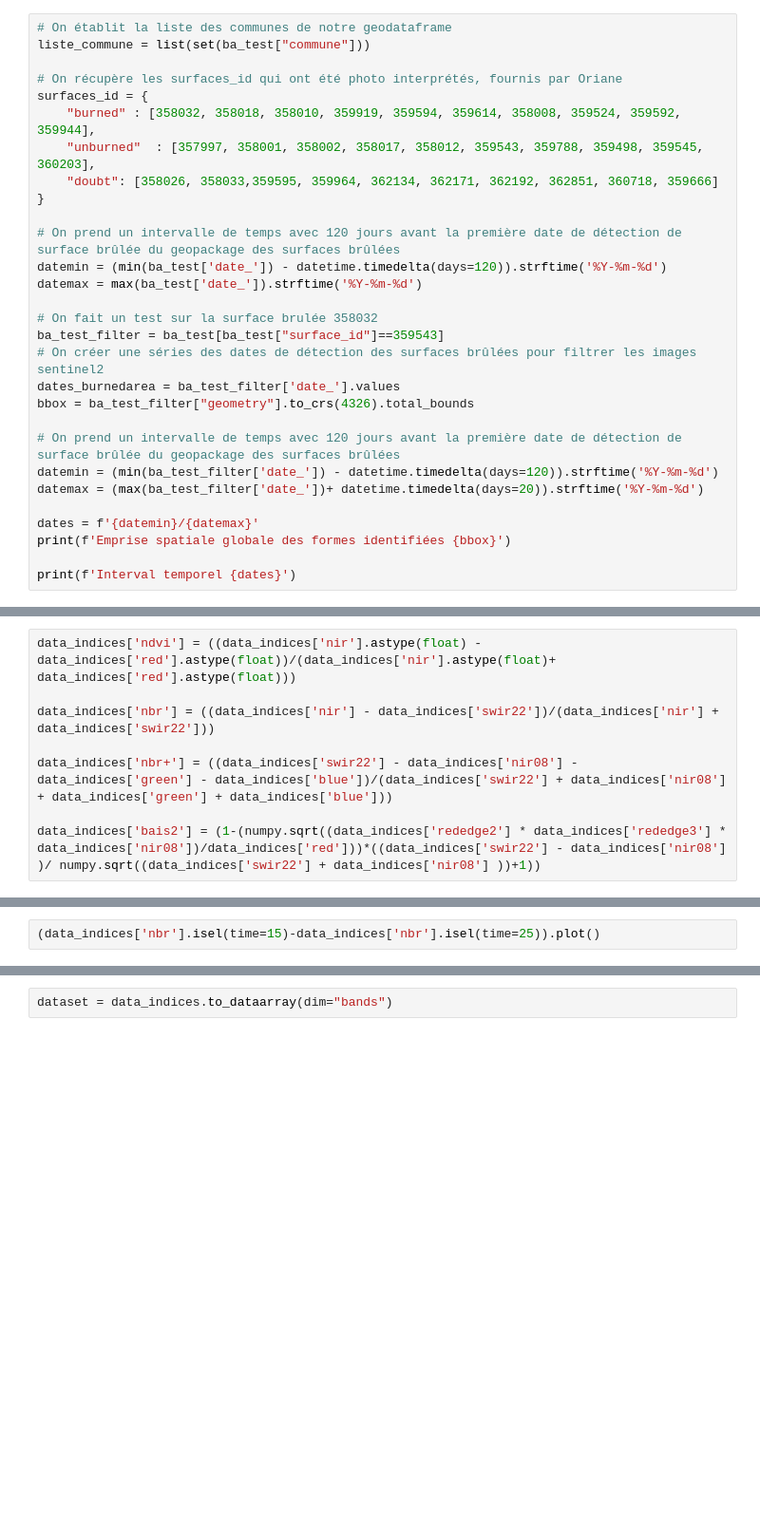
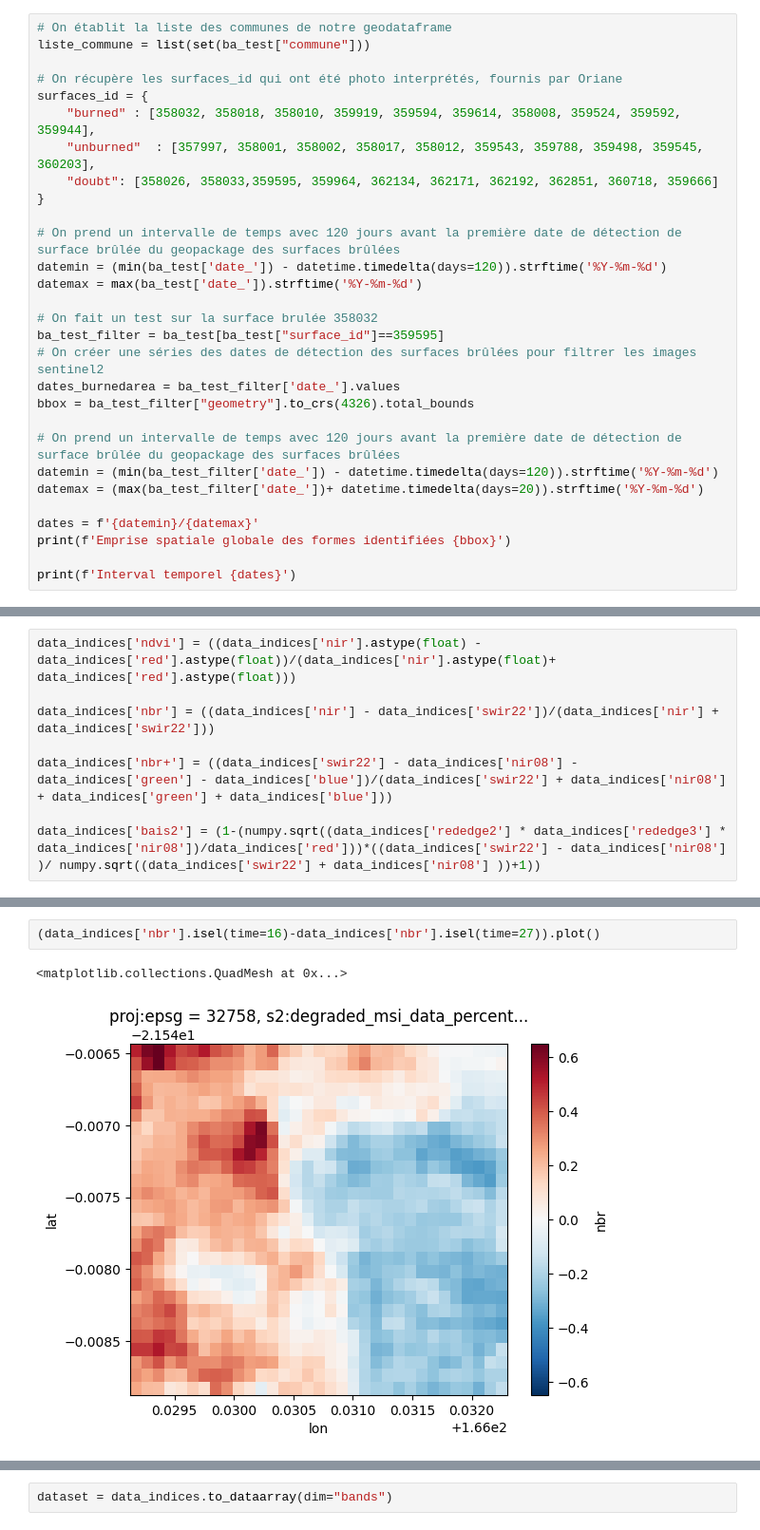
Before and after one commit to yougis/indicateur-Sentinel2, a Jupyter notebook: test_indices_POC.ipynb, the cells around one changed output, grey strips where cells are left out. Shown: that part at 95% size. Drawn from its saved outputs; the diff is of its cells as text; blank space fills up the shorter version.

```diff
--- a/test_indices_POC.ipynb
+++ b/test_indices_POC.ipynb
@@ -71,7 +83,7 @@ datemin = (min(ba_test['date_']) - datetime.timedelta(days=120)).strftime('%Y-%m
 datemax = max(ba_test['date_']).strftime('%Y-%m-%d')
 
 # On fait un test sur la surface brulée 358032
-ba_test_filter = ba_test[ba_test["surface_id"]==359543]
+ba_test_filter = ba_test[ba_test["surface_id"]==359595]
 # On créer une séries des dates de détection des surfaces brûlées pour filtrer les images sentinel2
 dates_burnedarea = ba_test_filter['date_'].values
 bbox = ba_test_filter["geometry"].to_crs(4326).total_bounds
@@ -180,3 +228,6 @@ ba_test_filter["date"]
 # %%
-(data_indices['nbr'].isel(time=15)-data_indices['nbr'].isel(time=25)).plot()
+(data_indices['nbr'].isel(time=16)-data_indices['nbr'].isel(time=27)).plot()
+# %% [output]
+<matplotlib.collections.QuadMesh at 0x...>
+[figure, added]
 # %%
```
Also changed, not shown: parts of 20 cells of this notebook, 1 other file.
